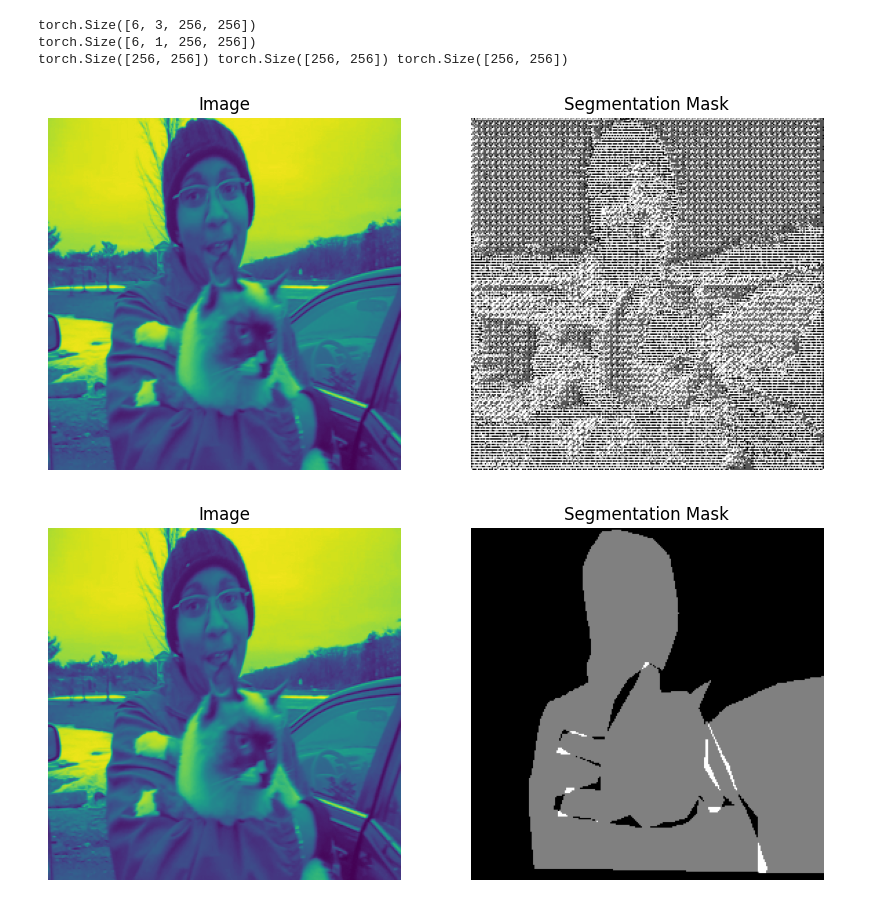
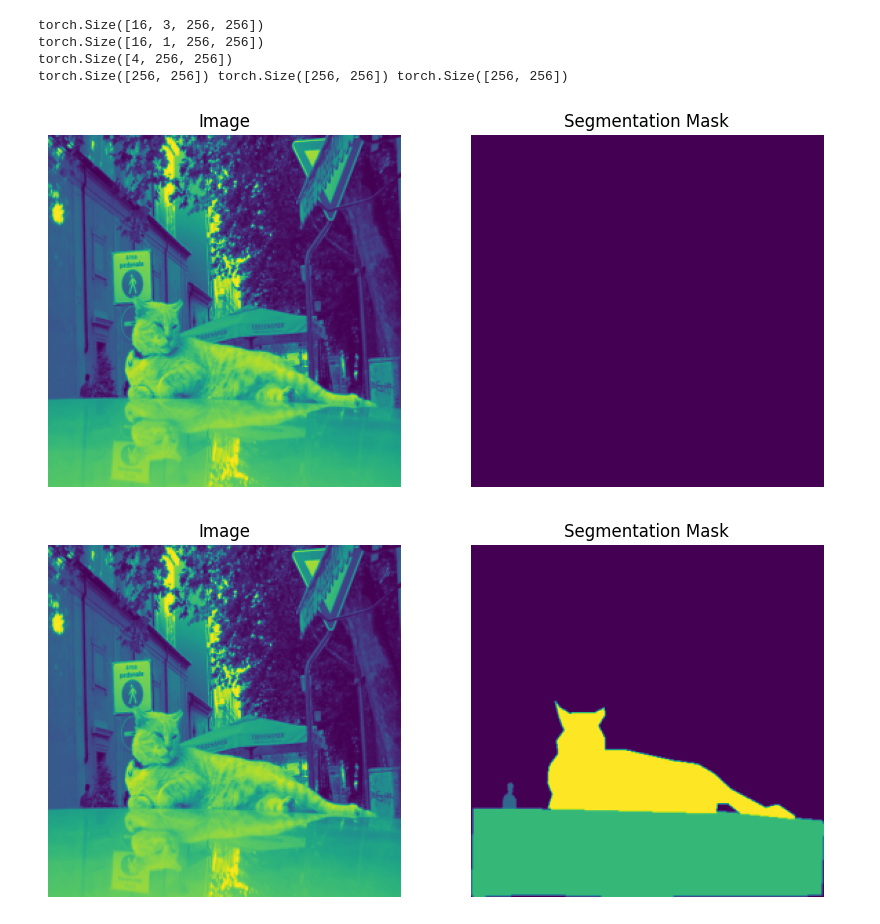
Before and after one commit to Sudhansh6/Instance-Segmentation-using-UNet, a Jupyter notebook: main.ipynb, the cells around one changed output. Cells and saved outputs as stored; diff of their text form; code cells hidden in the pictures.

```diff
--- a/main.ipynb
+++ b/main.ipynb
@@ -74,15 +84,18 @@ index created!
 # %%
 # Load the model
+import classes_succinct
+reload(classes_succinct)
 from classes_succinct import UNet
 
+# Parameters
 batch_size = 16
-learning_rate = 1e-4
-num_epochs = 10
-device = 'mps'
+learning_rate = 5e-3
+num_epochs = 5
 n_down = 4
 input_channels = 3
-first_out_channels = 4
+first_out_channels = 8
 output_classes = 4
+device = torch.device('mps')
 
 data_loader = DataLoader(coco_dataset, batch_size=batch_size, shuffle=True)
 
@@ -90,12 +103,20 @@ data_loader = DataLoader(coco_dataset, batch_size=batch_size, shuffle=True)
 model = UNet(input_channels, first_out_channels, output_classes, n_down)
 
 # Define loss function
-criterion = nn.CrossEntropyLoss()  # You can change to Dice Loss or other appropriate loss
+# criterion = nn.CrossEntropyLoss()  # You can change to Dice Loss or other appropriate loss
+criterion = torch.hub.load(
+	'adeelh/pytorch-multi-class-focal-loss',
+	model='focal_loss',
+	alpha=torch.tensor([0.3, 0.3, 0.3, 0.1]),
+	gamma=0,
+    device=device,
+	reduction='mean',
+	force_reload=False
+)
 
 # Define optimizer
 optimizer = optim.Adam(model.parameters(), lr=learning_rate)
 
 # Set device
-device = torch.device('cuda' if torch.cuda.is_available() else 'cpu')
 model.to(device)
 # %% [output]
@@ -119,18 +145,17 @@ UNet(
 # %%
 # Training
-# Training loop
 for epoch in range(num_epochs):
     model.train()
     running_loss = 0.0
     for images, masks in data_loader:
         images, masks = images.to(device), masks.to(device)
-
+        print(images.shape)
         # Forward pass
         outputs = model(images)
 
         # Calculate loss
-        flattened_output = outputs.reshape([-1, output_classes])
-        flattened_masks = masks.reshape([-1]).long()
+        flattened_output = outputs.reshape([batch_size, output_classes, -1])
+        flattened_masks = masks.reshape([batch_size, -1]).long()
         loss = criterion(flattened_output, flattened_masks)
 
         # Backward pass and optimization
@@ -140,6 +165,7 @@ for epoch in range(num_epochs):
 
         running_loss += loss.item() * images.size(0)
 
+
     epoch_loss = running_loss / len(coco_dataset)
     print(f'Epoch [{epoch+1}/{num_epochs}], Loss: {epoch_loss:.4f}')
 # %% [output]
@@ -156,15 +174,17 @@ Epoch [10/10], Loss: 1.3868
 # %%
 print(images.shape)
-image = images[0, ...].permute([1, 2, 0])
+image = images[0, ...].permute([1, 2, 0]).cpu()
 print(masks.shape)
-mask = masks[0, ...].reshape(256, 256)
-_, output = torch.max(outputs, dim = 1)
+mask = masks[0, ...].reshape(size, size).cpu()
+print(outputs[0, ...].shape)
+output = torch.argmax(outputs[0, ...], dim = 0)
 gimage = image[:, :, 0] * 0.2989 + image[:, :, 1] * 0.5870 + image[:, :, 2] * 0.1140
-output = output[0, ...].reshape(256, 256)
+output = output.reshape(size, size).cpu()
 print(gimage.shape, mask.shape, output.shape)
 # %% [output]
-torch.Size([6, 3, 256, 256])
-torch.Size([6, 1, 256, 256])
+torch.Size([16, 3, 256, 256])
+torch.Size([16, 1, 256, 256])
+torch.Size([4, 256, 256])
 torch.Size([256, 256]) torch.Size([256, 256]) torch.Size([256, 256])
 # %%
 def visualize_segmentation(image, mask, classes=None):
@@ -175,33 +195,33 @@ def visualize_segmentation(image, mask, classes=None):
         image (numpy.ndarray): Input image.
         mask (numpy.ndarray): Segmentation mask.
         classes (list): List of class labels. If provided, the mask will be color-coded accordingly.
     """
     plt.figure(figsize=(10, 5))
 
     # Plot the image
     plt.subplot(1, 2, 1)
     plt.imshow(image)
     plt.title('Image')
     plt.axis('off')
 
     # Plot the segmentation mask
     plt.subplot(1, 2, 2)
     if classes:
         colored_mask = np.zeros_like(mask, dtype=np.uint8)
         for i, label in enumerate(classes):
             colored_mask[mask == i] = label
         plt.imshow(colored_mask)
         plt.title('Segmentation Mask (Color-coded)')
     else:
-        plt.imshow(mask, cmap='gray')
+        plt.imshow(mask)
         plt.title('Segmentation Mask')
     plt.axis('off')
 
     plt.show()
 
 # Visualize the image and mask
 visualize_segmentation(gimage, output)
 visualize_segmentation(gimage, mask)
 # %% [output]
-[figure, old version]
+[figure, new version]
-[figure, old version]
+[figure, new version]
```
Also changed, not shown: parts of 9 cells of this notebook, 2 other files.
